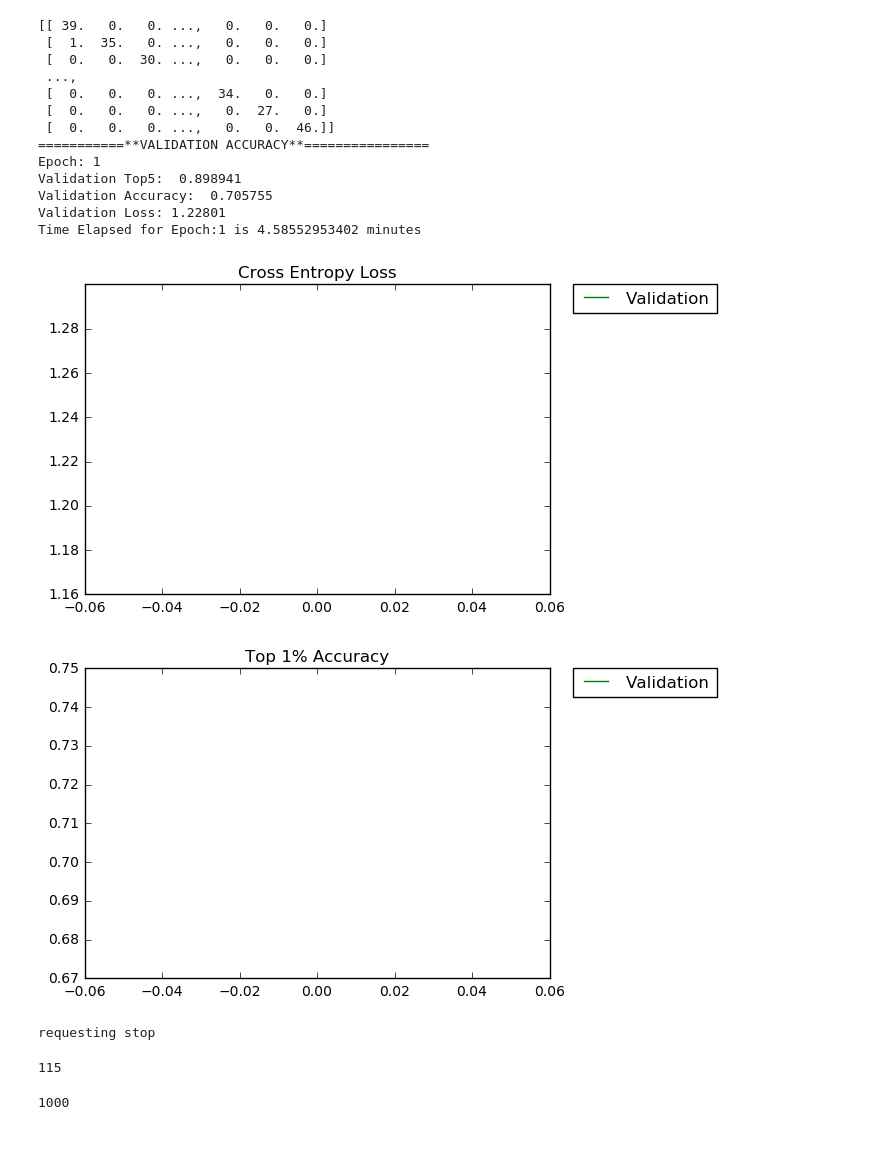
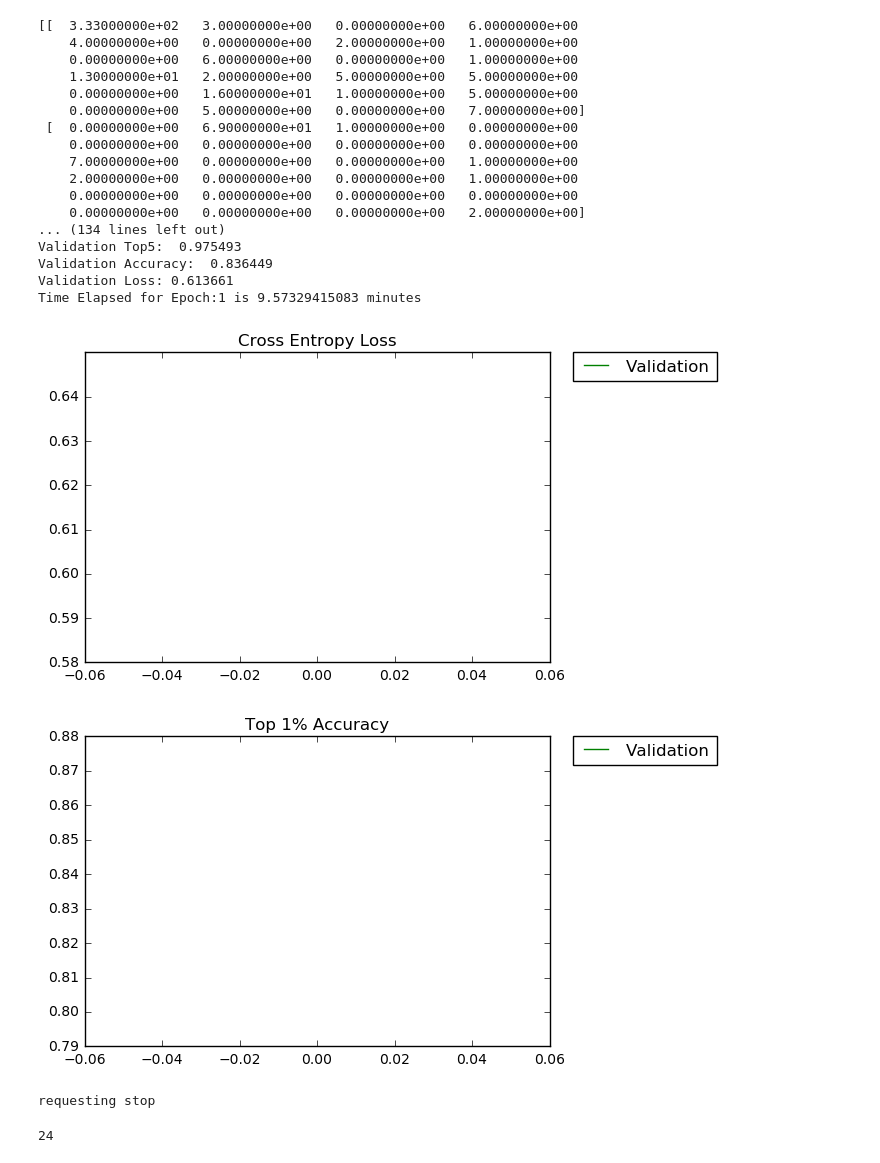
Before and after one commit to KamranSial/Pretraining, a Jupyter notebook: imagenet-only-val.ipynb, the cells around one changed output. Cells and saved outputs as stored; diff of their text form; code cells hidden in the pictures.

```diff
--- a/imagenet-only-val.ipynb
+++ b/imagenet-only-val.ipynb
@@ -7,7 +7,10 @@ import matplotlib.pyplot as plt
 
 import tensorflow as tf
 
-import vgg16_new as vgg16
+#import vgg16_new as vgg16
+
+import vgg16_seed as vgg16
+
 import os
 import time
 import numpy as np
@@ -29,10 +32,13 @@ DROPOUT = 0.50
 ckpt_dir = "/mnt/data1/imagenet-data/ckpt_dir"
 #LOGS_PATH = '/home/sik4hi/tensorflow_logs'
 WEIGHT_PATH = '.npy'
-TRAINSET_PATH = '/mnt/data1/imagenet-data/csv-files/train2/imagenetdataall0.csv'
+#TRAINSET_PATH = '/mnt/data1/imagenet-data/csv-files/train2/imagenetdataall0.csv'
 #VALSET_PATH ='/mnt/data1/imagenet-data/csv-files/val/imagenetorigval.csv'
-VALSET_PATH ='/mnt/data1/imagenet-data/csv-files/val/imagenetdata0.csv'
+#VALSET_PATH ='/mnt/data1/imagenet-data/csv-files/val/imagenetdata0.csv'
 #VALSET_PATH ='/mnt/data1/Related_Dataset/Related_csv/val_related_image_fine_lables.csv'
+#VALSET_PATH ='/mnt/data1/Related_Dataset/Related_csv/val_related_image_fine_lables.csv'
+#VALSET_PATH ="/mnt/data1/unrelated_dataset/unrelated_csv/val_unrelated_image_labels.csv"
+VALSET_PATH = "/mnt/data1/Related_Dataset/Related_csv/val_related_image_coarse_lables.csv"
 
 os.environ["CUDA_VISIBLE_DEVICES"] = "0"
 #=======================================================================================================
@@ -55,7 +61,7 @@ with tf.device('/cpu:0'):
 
 
     val_image_path , val_label = tf.train.slice_input_producer([val_filepaths,val_labels]
-                                           ,capacity = 50000)
+                                           ,capacity = 20000)
 
 
     val_image_content = tf.read_file(val_image_path)
@@ -93,13 +99,13 @@ with tf.device('/gpu:0'):
     #labels_tf = tf.placeholder(tf.int64)
     train_mode = tf.placeholder(tf.bool)
 
-    vgg = vgg16.Vgg16('/mnt/data1/imagenet-data/weights/vgg-epoch-78.npy')#('/mnt/data3/related_dataset/npy/fine/vgg-rel-epoch-52.npy')#'./vgg16.npy'('/mnt/data1/imagenet_data/weights/vgg-epoch-78.npy')
+    vgg = vgg16.Vgg16("/mnt/data3/related_dataset/npy/coarse/vgg-rel-coarse-epoch-37.npy")#'./vgg16.npy')#"/mnt/data1/imagenet-data/weights/vgg-epoch-78.npy")#"/mnt/data3/unrelated_dataset/npy/vgg-unrel-epoch-91.npy")#('/mnt/data3/related_dataset/npy/fine/vgg-rel-epoch-52.npy')#+#('/mnt/data1/imagenet-data/weights/vgg-epoch-78.npy')#
 
     images_tf=val_image_batch
     labels_tf=val_label_batch
 
 
-    vgg.build(images_tf, train_mode=train_mode)
+    vgg.build(images_tf,24, train_mode=train_mode)
 
     #==============================================================================================================
     # Defining Loss, could be changed from cross entropy depending on needs. The current configuration works well on
@@ -116,7 +122,7 @@ with tf.device('/gpu:0'):
 with tf.device('/cpu:0'):
     accuracy_top5= tf.reduce_mean(tf.cast(tf.nn.in_top_k(vgg.fc8,labels_tf,5), tf.float32))
 
-    confusion=tf.contrib.metrics.streaming_mean_iou(tf.cast(tf.argmax(vgg.fc8, 1),tf.int32), labels_tf,1000)
+    confusion=tf.contrib.metrics.streaming_mean_iou(tf.cast(tf.argmax(vgg.fc8, 1),tf.int32), labels_tf,24)
 
 with tf.device('/gpu:0'):
     sess = tf.Session()
@@ -157,8 +163,8 @@ try:
         epoch+=1
         epoch_start_time = time.time()
 
-        print((50000 / BATCH_SIZE))
-        for i in xrange(((50000 / BATCH_SIZE))+1):
+        print((19201/ BATCH_SIZE))
+        for i in xrange(((19201 / BATCH_SIZE))+1):
             val_loss, val_accuracy, val_top5,confusion_matrix = sess.run(
                [loss_tf, accuracy,accuracy_top5,confusion],feed_dict={train_mode: False})
 
@@ -203,47 +209,51 @@ try:
         #aa = plt.plot(plot_l2_loss,'r')
         #plt.title("L2 LOSS")
         plt.figure(1)
         #aa = plt.plot(plot_train_loss,'r',label="Training")
         bb = plt.plot(plot_val_loss,'g',label="Validation")
         plt.title("Cross Entropy Loss")
         plt.legend(bbox_to_anchor=(1.05, 1), loc=2, borderaxespad=0.)
         plt.figure(2)
         #cc = plt.plot(plot_train_accuracy,'r',label="Training")
         dd = plt.plot(plot_val_accuracy,'g',label="Validation")
         plt.title("Top 1% Accuracy")
         plt.legend(bbox_to_anchor=(1.05, 1), loc=2, borderaxespad=0.)
         plt.show()
 
 
         #saver.save(sess, ckpt_dir + "/model.ckpt", global_step=epoch)
         #vgg.save_npy(sess, '/mnt/data1/imagenet-data/weights/vgg-epoch-' + str(epoch) + '.npy')
         ofile  = open('pre_val.csv', "a")
         writer = csv.writer(ofile)
         timep=((time.time() - epoch_start_time) / 60.)
         writer.writerow([timep,val_loss_mean,val_accuracy_mean,val_top5_mean,epoch])
         ofile.close()
 except tf.errors.OutOfRangeError:
     print ("out of range")
 finally:
     coord.request_stop()
     coord.join(threads)
     print("requesting stop")
 # %% [output]
-[[ 39.   0.   0. ...,   0.   0.   0.]
- [  1.  35.   0. ...,   0.   0.   0.]
- [  0.   0.  30. ...,   0.   0.   0.]
- ...,
- [  0.   0.   0. ...,  34.   0.   0.]
- [  0.   0.   0. ...,   0.  27.   0.]
- [  0.   0.   0. ...,   0.   0.  46.]]
-===========**VALIDATION ACCURACY**================
-Epoch: 1
-Validation Top5:  0.898941
-Validation Accuracy:  0.705755
-Validation Loss: 1.22801
-Time Elapsed for Epoch:1 is 4.58552953402 minutes
+[[  3.33000000e+02   3.00000000e+00   0.00000000e+00   6.00000000e+00
+    4.00000000e+00   0.00000000e+00   2.00000000e+00   1.00000000e+00
+    0.00000000e+00   6.00000000e+00   0.00000000e+00   1.00000000e+00
+    1.30000000e+01   2.00000000e+00   5.00000000e+00   5.00000000e+00
+    0.00000000e+00   1.60000000e+01   1.00000000e+00   5.00000000e+00
+    0.00000000e+00   5.00000000e+00   0.00000000e+00   7.00000000e+00]
+ [  0.00000000e+00   6.90000000e+01   1.00000000e+00   0.00000000e+00
+    0.00000000e+00   0.00000000e+00   0.00000000e+00   0.00000000e+00
+    7.00000000e+00   0.00000000e+00   0.00000000e+00   1.00000000e+00
+    2.00000000e+00   0.00000000e+00   0.00000000e+00   1.00000000e+00
+    0.00000000e+00   0.00000000e+00   0.00000000e+00   0.00000000e+00
+    0.00000000e+00   0.00000000e+00   0.00000000e+00   2.00000000e+00]
+... (134 lines left out)
+Validation Top5:  0.975493
+Validation Accuracy:  0.836449
+Validation Loss: 0.613661
+Time Elapsed for Epoch:1 is 9.57329415083 minutes
 [figure]
-[figure, old version]
+[figure, new version]
 requesting stop
 # %%
 cm=confusion_matrix[1]
@@ -252,23 +262,21 @@ percision_div=np.sum(cm,axis=1)
 recall=[0 for x in range(1000)]
 percision=[0 for x in range(1000)]
 
-for i in xrange(len(cm[0])):
-    recall[i]=(cm[i][i]/recall_div[i])
-    percision[i]=(cm[i][i]/percision_div[i])
+#for i in xrange(len(cm[0])):
+#    recall[i]=(cm[i][i]/recall_div[i])
+#    percision[i]=(cm[i][i]/percision_div[i])
 #print recall
 #print np.sort(recall)
-ofile  = open('percision_recall.csv', "w")
+ofile  = open('confusion_coarse.csv', "w")
 writer = csv.writer(ofile)
 num=0
-for i in range(len(recall)):
-    writer.writerow([i,percision[i],recall[i]])
-    if (recall[i]<0.5):
-        num+=1
+for i in range(len(confusion_matrix[1][1])):
+    writer.writerow(confusion_matrix[1][i])
+    num+=1
 
 print(num)
+ofile.close()
 # %% [output]
-115
+24
 # %%
-print len(recall_div)
+print len(confusion_matrix[1])
-# %% [output]
-1000
```
Also changed, not shown: parts of 1 cell of this notebook, 6 other files.
